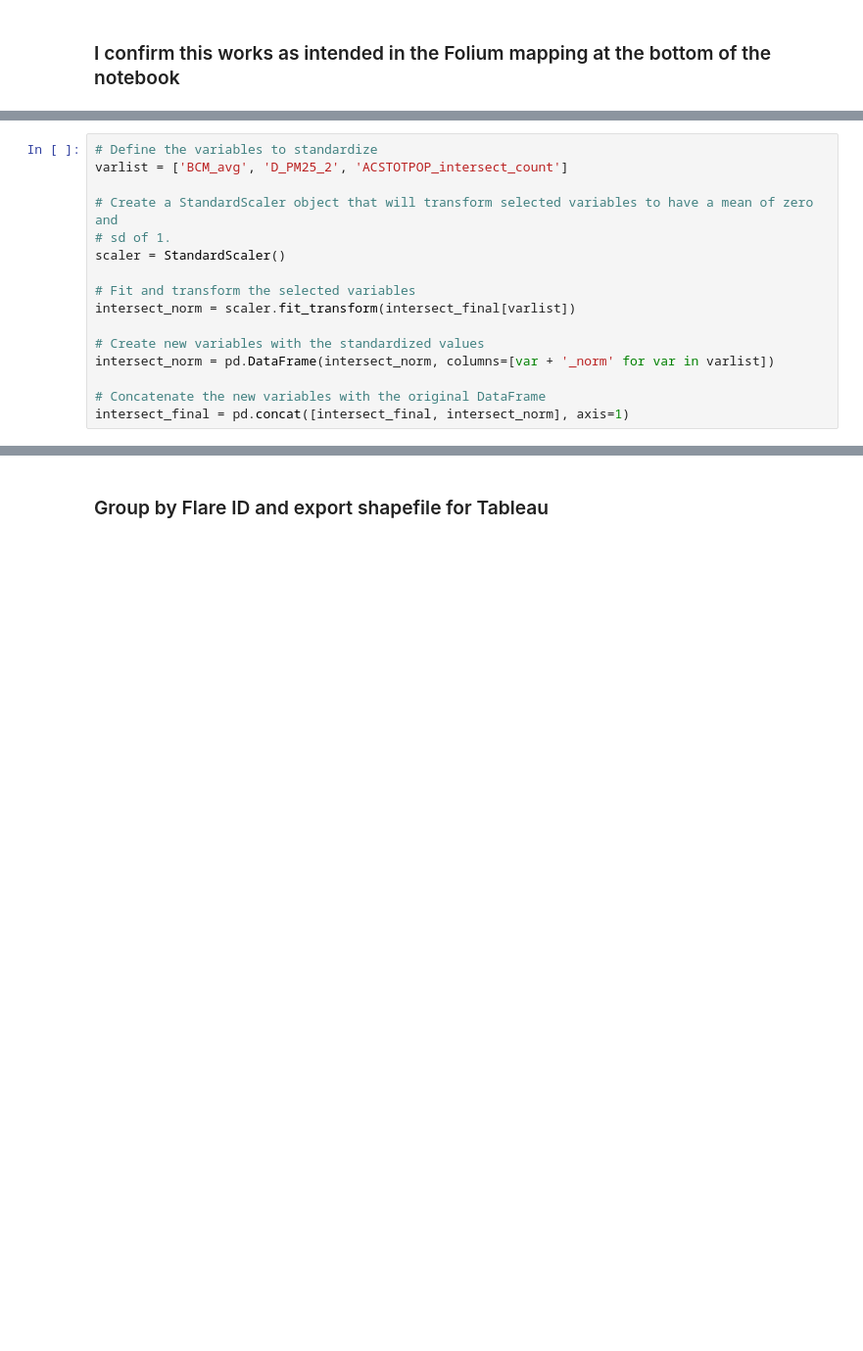
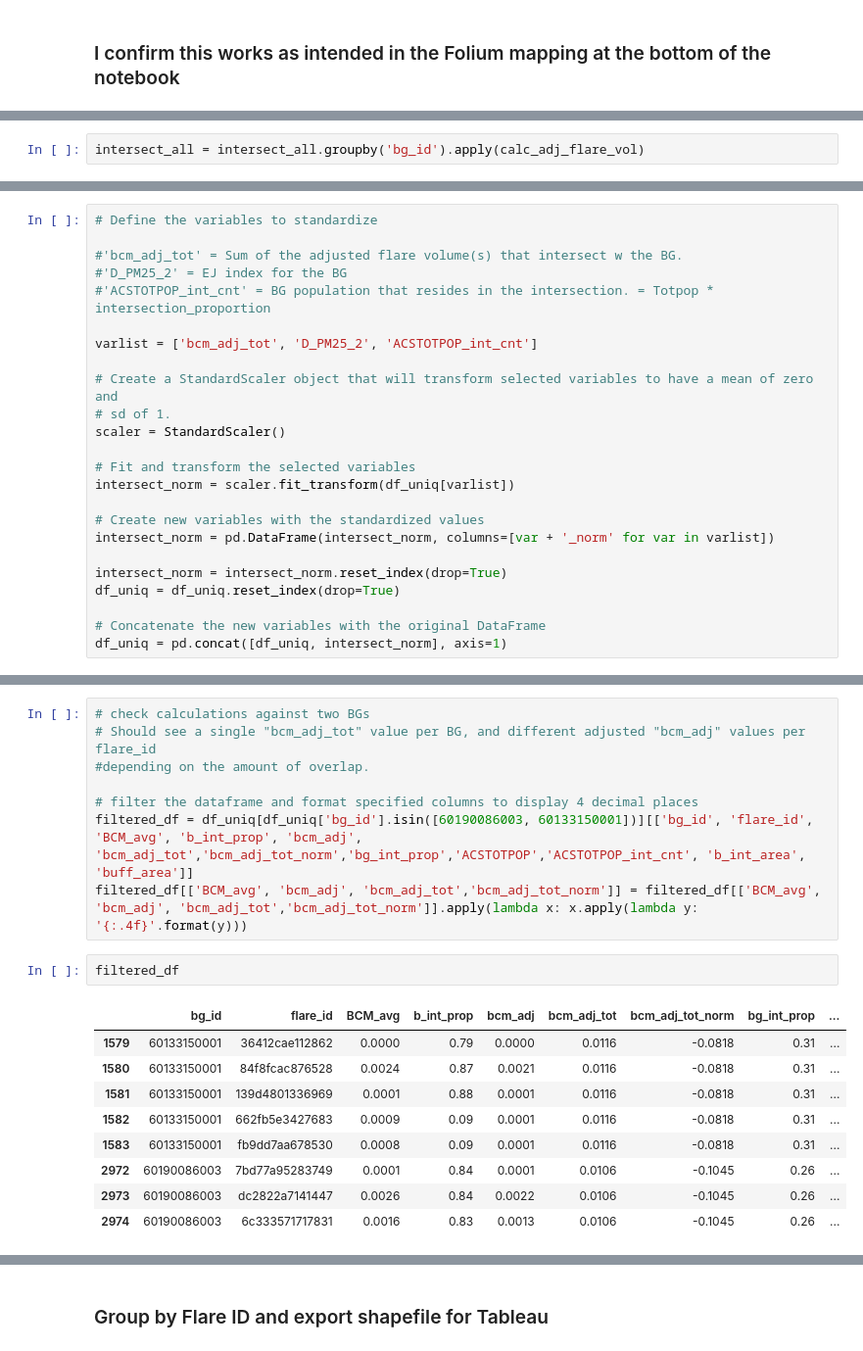
Before and after one commit to natebendermontana/capstone_rmi, a Jupyter notebook: bg_flare_impact.ipynb, the cells around one changed output, grey strips where cells are left out. Shown at 98% size. Drawn from its saved outputs; the diff is of its cells as text; blank space fills up the shorter version.

```diff
--- a/bg_flare_impact.ipynb
+++ b/bg_flare_impact.ipynb
@@ -318,0 +327,2 @@ for var in demo_vars:
+# %%
+intersect_all = intersect_all.groupby('bg_id').apply(calc_adj_flare_vol)
@@ -319,16 +346,24 @@ for var in demo_vars:
 # %%
 # Define the variables to standardize
-varlist = ['BCM_avg', 'D_PM25_2', 'ACSTOTPOP_intersect_count']
+
+#'bcm_adj_tot' = Sum of the adjusted flare volume(s) that intersect w the BG.
+#'D_PM25_2' = EJ index for the BG
+#'ACSTOTPOP_int_cnt' = BG population that resides in the intersection. = Totpop * intersection_proportion
+
+varlist = ['bcm_adj_tot', 'D_PM25_2', 'ACSTOTPOP_int_cnt']
 
 # Create a StandardScaler object that will transform selected variables to have a mean of zero and
 # sd of 1.
 scaler = StandardScaler()
 
 # Fit and transform the selected variables
-intersect_norm = scaler.fit_transform(intersect_final[varlist])
+intersect_norm = scaler.fit_transform(df_uniq[varlist])
 
 # Create new variables with the standardized values
 intersect_norm = pd.DataFrame(intersect_norm, columns=[var + '_norm' for var in varlist])
 
+intersect_norm = intersect_norm.reset_index(drop=True)
+df_uniq = df_uniq.reset_index(drop=True)
+
 # Concatenate the new variables with the original DataFrame
-intersect_final = pd.concat([intersect_final, intersect_norm], axis=1)
+df_uniq = pd.concat([df_uniq, intersect_norm], axis=1)
@@ -337,3 +380,23 @@ intersect_final.sample(5)
+# %%
+# check calculations against two BGs
+# Should see a single "bcm_adj_tot" value per BG, and different adjusted "bcm_adj" values per flare_id
+#depending on the amount of overlap.
+
+# filter the dataframe and format specified columns to display 4 decimal places
+filtered_df = df_uniq[df_uniq['bg_id'].isin([60190086003, 60133150001])][['bg_id', 'flare_id', 'BCM_avg', 'b_int_prop', 'bcm_adj', 'bcm_adj_tot','bcm_adj_tot_norm','bg_int_prop','ACSTOTPOP','ACSTOTPOP_int_cnt', 'b_int_area', 'buff_area']]
+filtered_df[['BCM_avg', 'bcm_adj', 'bcm_adj_tot','bcm_adj_tot_norm']] = filtered_df[['BCM_avg', 'bcm_adj', 'bcm_adj_tot','bcm_adj_tot_norm']].apply(lambda x: x.apply(lambda y: '{:.4f}'.format(y)))
+# %%
+filtered_df
+# %% [output]
+|  | bg_id | flare_id | BCM_avg | b_int_prop | bcm_adj | bcm_adj_tot | bcm_adj_tot_norm | bg_int_prop | ... |
+| 1579 | 60133150001 | 36412cae112862 | 0.0000 | 0.79 | 0.0000 | 0.0116 | -0.0818 | 0.31 | ... |
+| 1580 | 60133150001 | 84f8fcac876528 | 0.0024 | 0.87 | 0.0021 | 0.0116 | -0.0818 | 0.31 | ... |
+| 1581 | 60133150001 | 139d4801336969 | 0.0001 | 0.88 | 0.0001 | 0.0116 | -0.0818 | 0.31 | ... |
+| 1582 | 60133150001 | 662fb5e3427683 | 0.0009 | 0.09 | 0.0001 | 0.0116 | -0.0818 | 0.31 | ... |
+| 1583 | 60133150001 | fb9dd7aa678530 | 0.0008 | 0.09 | 0.0001 | 0.0116 | -0.0818 | 0.31 | ... |
+| 2972 | 60190086003 | 7bd77a95283749 | 0.0001 | 0.84 | 0.0001 | 0.0106 | -0.1045 | 0.26 | ... |
+| 2973 | 60190086003 | dc2822a7141447 | 0.0026 | 0.84 | 0.0022 | 0.0106 | -0.1045 | 0.26 | ... |
+| 2974 | 60190086003 | 6c333571717831 | 0.0016 | 0.83 | 0.0013 | 0.0106 | -0.1045 | 0.26 | ... |
 # %%
 # save shapefile for visualization in Tableau
 
```
Also changed, not shown: parts of 44 cells of this notebook.
